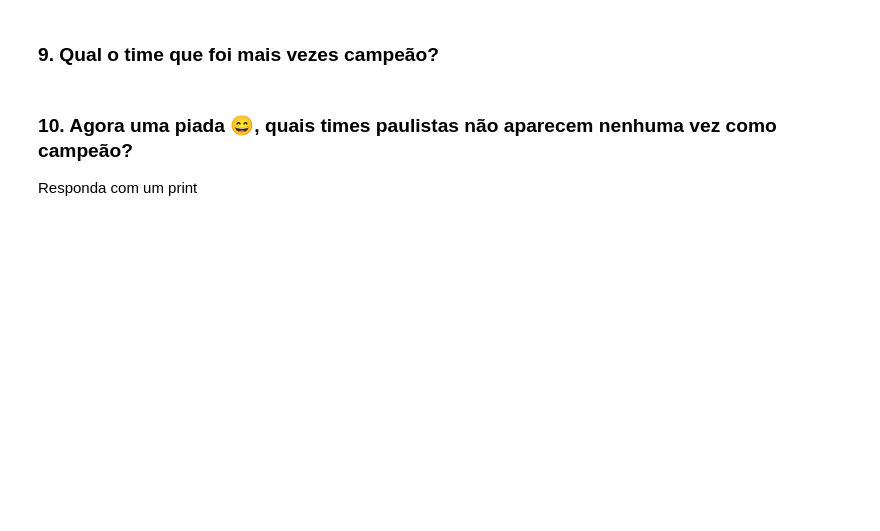
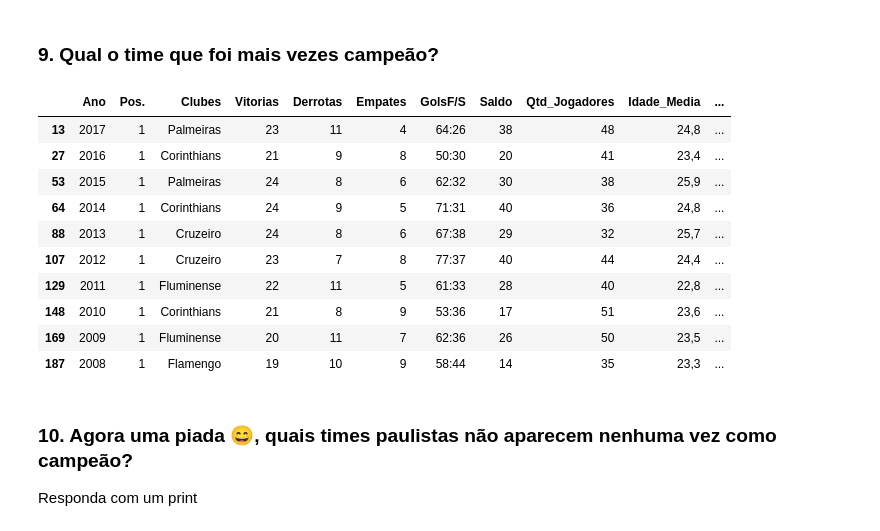
Before and after one commit to pedrobe30/Projeto_11_Analise_Dados_Brasileirao, a Jupyter notebook: Projeto_11_Analise_Times.ipynb, the cells around one changed output. Cells and saved outputs as stored; diff of their text form; code cells hidden in the pictures; blank space fills up the shorter version.

```diff
--- a/Projeto_11_Analise_Times.ipynb
+++ b/Projeto_11_Analise_Times.ipynb
@@ -48,6 +163,19 @@ df.info()
 ### 9. Qual o time que foi mais vezes campeão?
 # %%
 ### qual time apareceu mais vezes como campeão?
+df[df['Pos.']==1]
+# %% [output]
+|  | Ano | Pos. | Clubes | Vitorias | Derrotas | Empates | GolsF/S | Saldo | Qtd_Jogadores | Idade_Media | ... |
+| 13 | 2017 | 1 | Palmeiras | 23 | 11 | 4 | 64:26 | 38 | 48 | 24,8 | ... |
+| 27 | 2016 | 1 | Corinthians | 21 | 9 | 8 | 50:30 | 20 | 41 | 23,4 | ... |
+| 53 | 2015 | 1 | Palmeiras | 24 | 8 | 6 | 62:32 | 30 | 38 | 25,9 | ... |
+| 64 | 2014 | 1 | Corinthians | 24 | 9 | 5 | 71:31 | 40 | 36 | 24,8 | ... |
+| 88 | 2013 | 1 | Cruzeiro | 24 | 8 | 6 | 67:38 | 29 | 32 | 25,7 | ... |
+| 107 | 2012 | 1 | Cruzeiro | 23 | 7 | 8 | 77:37 | 40 | 44 | 24,4 | ... |
+| 129 | 2011 | 1 | Fluminense | 22 | 11 | 5 | 61:33 | 28 | 40 | 22,8 | ... |
+| 148 | 2010 | 1 | Corinthians | 21 | 8 | 9 | 53:36 | 17 | 51 | 23,6 | ... |
+| 169 | 2009 | 1 | Fluminense | 20 | 11 | 7 | 62:36 | 26 | 50 | 23,5 | ... |
+| 187 | 2008 | 1 | Flamengo | 19 | 10 | 9 | 58:44 | 14 | 35 | 23,3 | ... |
 # %% [markdown]
 ### 10. Agora uma piada 😄, quais times paulistas não aparecem nenhuma vez como campeão?
 
```
Also changed, not shown: parts of 13 cells of this notebook.
